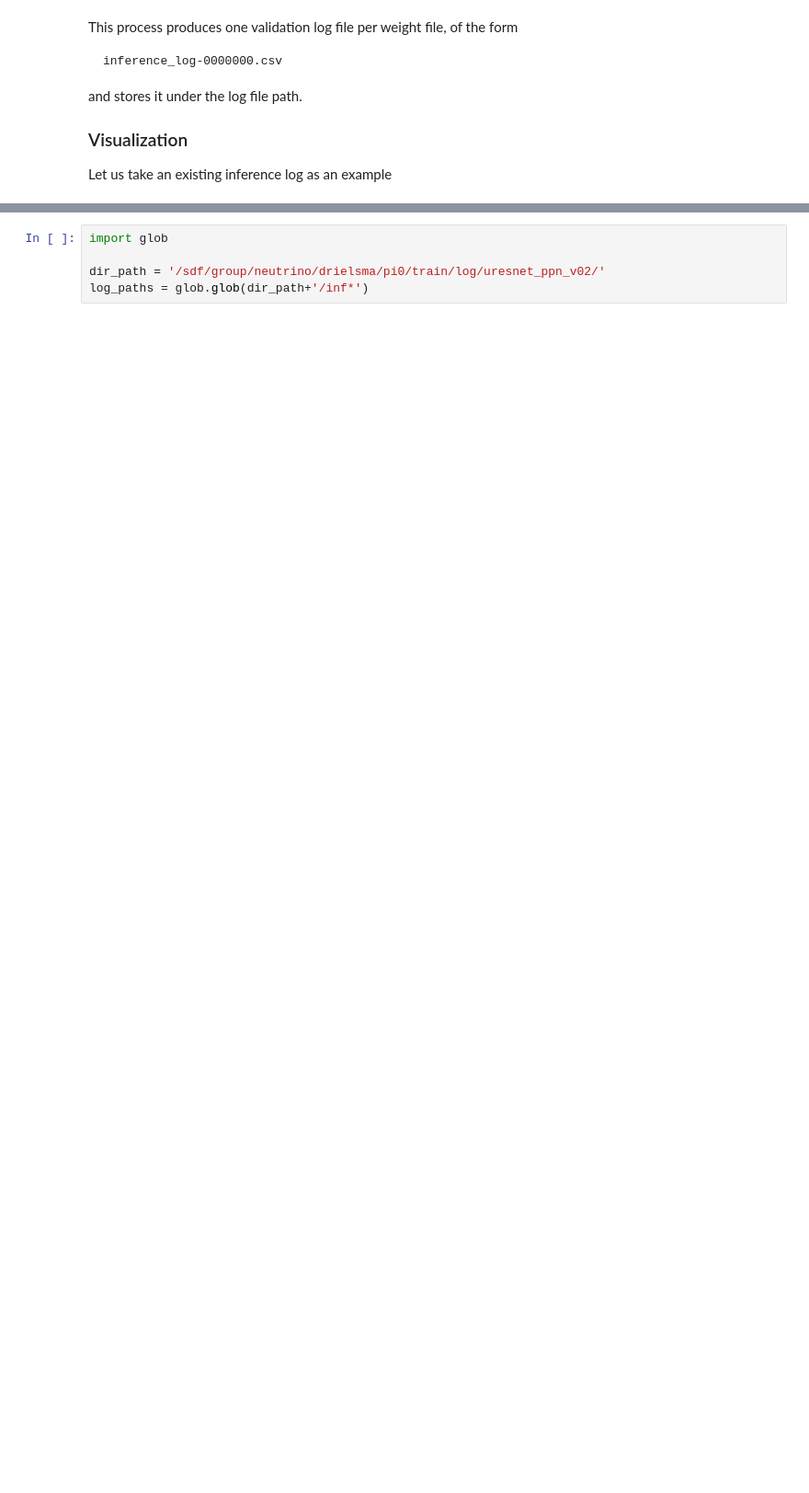
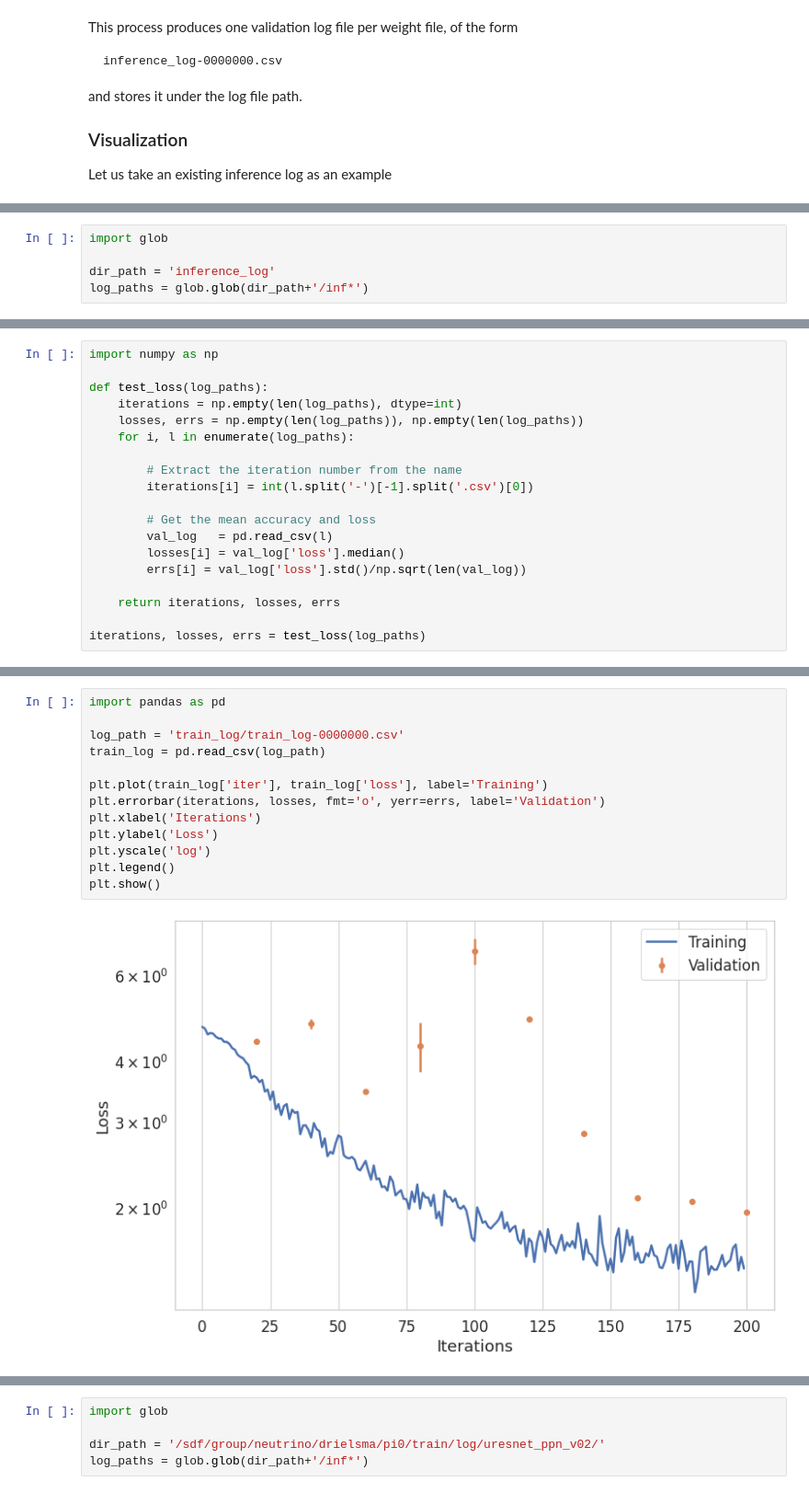
Before and after one commit to DeepLearnPhysics/dune_workshop_2021_10_04, a Jupyter notebook: Monitor Optimization.ipynb, the cells around one changed output, grey strips where cells are left out. Shown at 92% size. Saved outputs shown, nothing was run; the diff lists cells and outputs as text; blank space fills up the shorter version.

```diff
--- a/Monitor Optimization.ipynb
+++ b/Monitor Optimization.ipynb
@@ -196,0 +198,5 @@ Let us take an existing inference log as an example
+# %%
+import glob
+
+dir_path = 'inference_log'
+log_paths = glob.glob(dir_path+'/inf*')
@@ -196,0 +205,19 @@ Let us take an existing inference log as an example
+# %%
+import numpy as np
+
+def test_loss(log_paths):
+    iterations = np.empty(len(log_paths), dtype=int)
+    losses, errs = np.empty(len(log_paths)), np.empty(len(log_paths))
+    for i, l in enumerate(log_paths):
+
+        # Extract the iteration number from the name
+        iterations[i] = int(l.split('-')[-1].split('.csv')[0])
+
+        # Get the mean accuracy and loss
+        val_log   = pd.read_csv(l)
+        losses[i] = val_log['loss'].median()
+        errs[i] = val_log['loss'].std()/np.sqrt(len(val_log))
+
+    return iterations, losses, errs
+
+iterations, losses, errs = test_loss(log_paths)
@@ -196,0 +226,15 @@ Let us take an existing inference log as an example
+# %%
+import pandas as pd
+
+log_path = 'train_log/train_log-0000000.csv'
+train_log = pd.read_csv(log_path)
+
+plt.plot(train_log['iter'], train_log['loss'], label='Training')
+plt.errorbar(iterations, losses, fmt='o', yerr=errs, label='Validation')
+plt.xlabel('Iterations')
+plt.ylabel('Loss')
+plt.yscale('log')
+plt.legend()
+plt.show()
+# %% [output]
+[figure, added]
```
Also changed, not shown: parts of 20 cells of this notebook.
